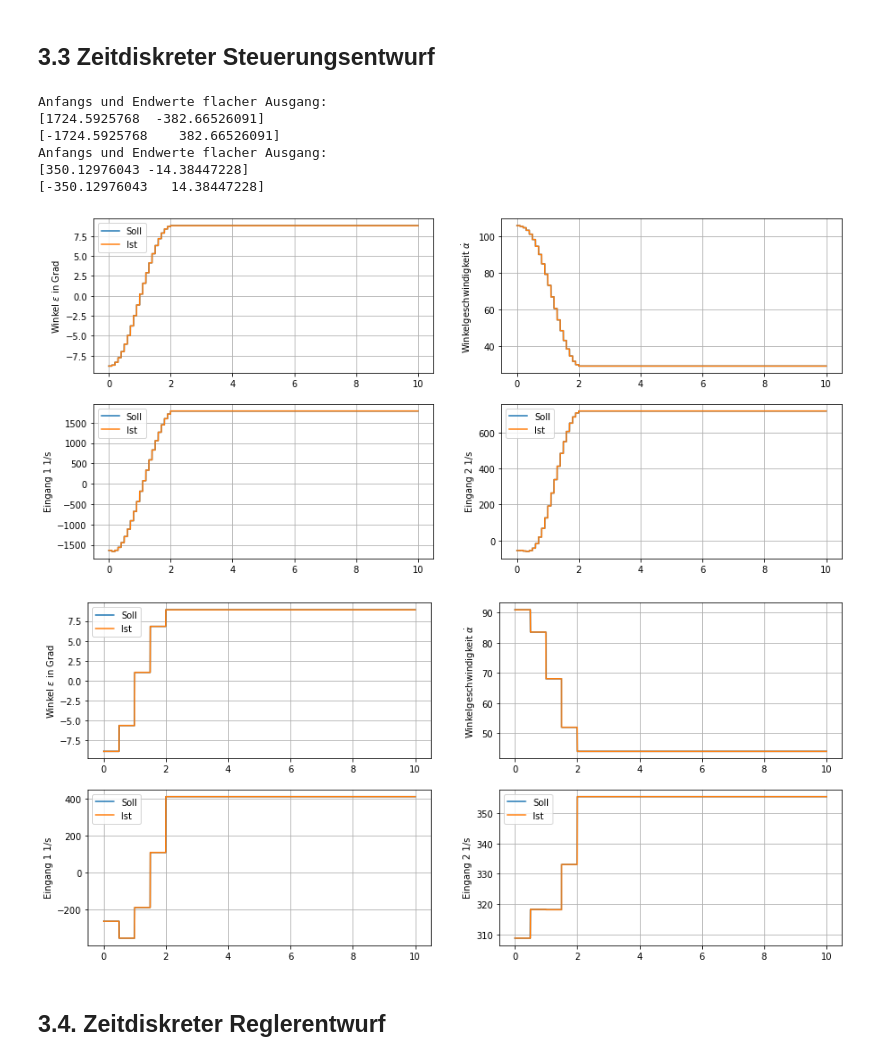
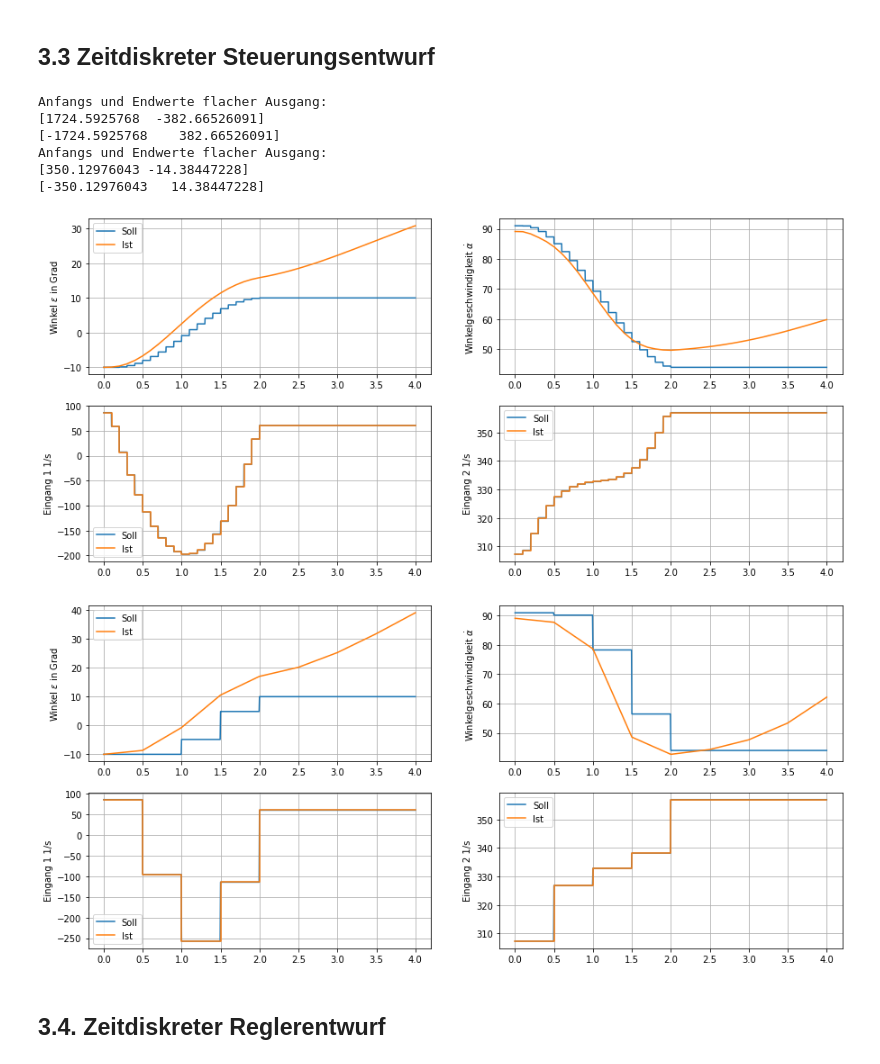
Before and after one commit to StefanKauf/RmsPr, a Jupyter notebook: helirack.ipynb, the cells around one changed output. Cells and saved outputs as stored; diff of their text form; code cells hidden in the pictures.

```diff
--- a/helirack.ipynb
+++ b/helirack.ipynb
@@ -412,7 +421,7 @@ display(sympy.Matrix(eigs2.round(3)))
 eigs1_cl = np.zeros_like(eigs1)
 eigs2_cl = np.zeros_like(eigs2)
 
-eigs1_cl[0]= -2
+eigs1_cl[0]= -1
 eigs2_cl[0]= -5 -1j
 eigs2_cl[1]= -5 +1j
 
@@ -504,12 +513,12 @@ plot_results(t_eval,
 # %%
 import libheli
 imp.reload(libheli)
-Q=np.eye(3) *1000
-R=np.eye(2) *1/100
+Q=np.eye(3) *10000
+R=np.eye(2) *1
 S=np.zeros((3,2))
-#S[:,1] = 1
+
 S[1,:] = 1
-#S[2,1] = 1
+
 
 
 
@@ -674,13 +683,17 @@ Für die Simulation mit dem nichtlinaren Modell müssen die Zeitschritte > 0.01
 # %% [markdown]
 ## 3.3 Zeitdiskreter Steuerungsentwurf
 # %%
+
+imp.reload(libheli)
+
+
 Ta_v=[0.1,0.5]
 
 #Übergangszeit
 T=2.0
 
 #Simulationszeit
-Tsim=10
+Tsim=4
 
 linear=False
 
@@ -692,7 +705,7 @@ for Ta in Ta_v:
     heli_lin_discrete = heli_lin.discretize(Ta)
 
     #Berechne diskrete Solltrajektorien
-    trajectory_discrete = heli_lin_discrete.rest_to_rest_trajectory(y1_equi,y2_equi,N,[1,2])
+    trajectory_discrete = heli_lin_discrete.rest_to_rest_trajectory(y1_equi,y2_equi,N,(1,2))
 
     controller = lambda k,x:trajectory_discrete.input(k)
 
@@ -703,43 +716,43 @@ for Ta in Ta_v:
     #Wrapper für Modell
     if linear:
         rhs = lambda t,x,controller:heli_lin.model(t,x,controller)
         x0=trajectory_discrete.state(0)
     else:
         rhs = lambda t,x,controller:heli.model(t,x,controller)
         x0,u0=heli.equilibrium(y1_equi)
 
 
     #Zeitdiskrete Simulation
     t_sim,x_sim,u_sim=simulate_discrete(rhs,x0,controller,Ta,Tsim)
 
     #Ergebnisse Plotten
-    x_desired=trajectory_discrete.state(t_sim)
+    x_desired=trajectory_discrete.state(np.floor(t_sim/Ta))
     u_desired=trajectory_discrete.input(np.floor(t_sim/Ta))
     y_desired=trajectory_discrete.output(np.floor(t_sim/Ta))
 
     if linear:
         y_sim = heli_lin.output(t_sim,x_sim,lambda t,x:controller(np.round(t_sim/Ta),x))
     else:
         y_sim = heli.output(t_sim,x_sim,lambda t,x:controller(np.round(t_sim/Ta),x))
 
 
+    plot_results(t_sim,
+                   (x_desired,x_sim),
+                   (u_desired,u_sim),
+                   (y_desired,y_sim))
     # plot_results(t_sim,
-    #               (x_desired,x_sim),
-    #               (u_desired,u_sim),
-    #               (y_desired,y_sim))
-    plot_results(t_sim,
-                 (x_desired,x_desired),
-                 (u_desired,u_desired),
-                 (y_desired,y_desired))
+    #              (x_desired,),
+    #              (u_desired,),
+    #              (y_desired,))
 # %% [output]
 Anfangs und Endwerte flacher Ausgang:
 [1724.5925768  -382.66526091]
 [-1724.5925768    382.66526091]
 Anfangs und Endwerte flacher Ausgang:
 [350.12976043 -14.38447228]
 [-350.12976043   14.38447228]
-[figure, old version]
+[figure, new version]
-[figure, old version]
+[figure, new version]
 # %% [markdown]
 ## 3.4. Zeitdiskreter Reglerentwurf
 # %%
```
Also changed, not shown: parts of 10 cells of this notebook, 1 other file.
